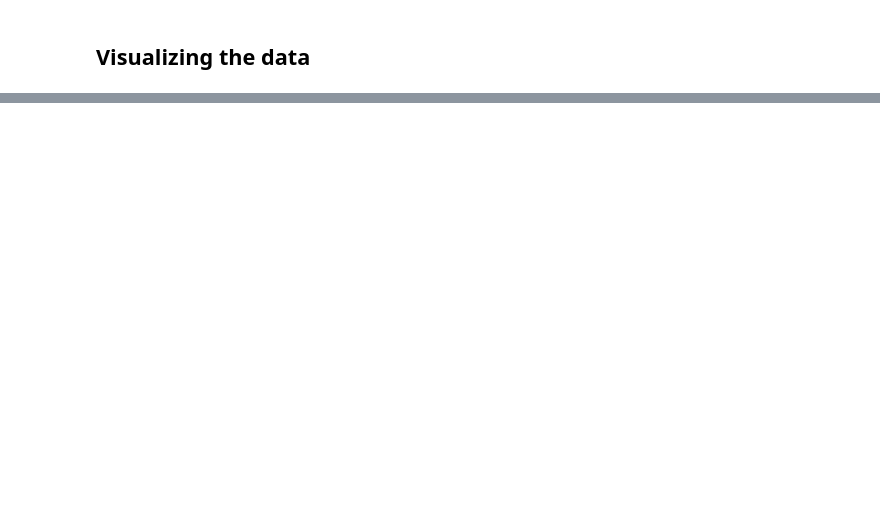
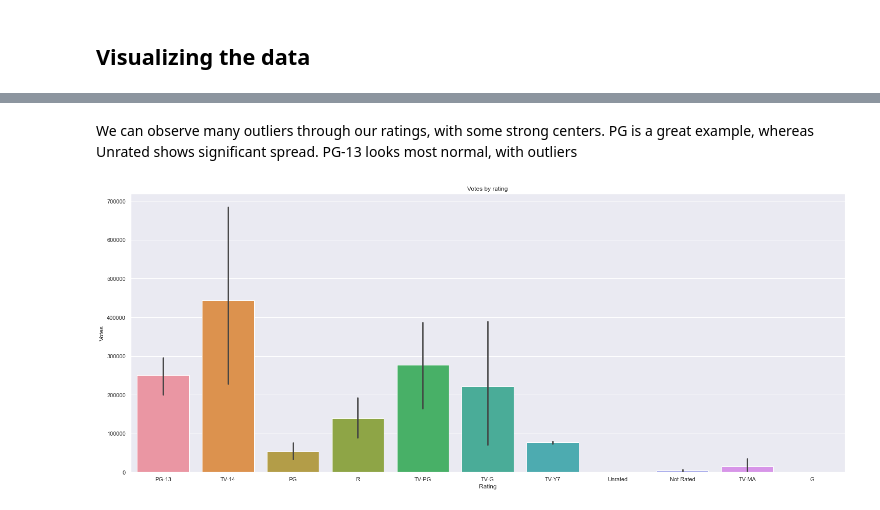
Before and after one commit to mattgraham93/DA320, a Jupyter notebook: assignments/MattGraham_Assignment4.ipynb, the cells around one changed output, grey strips where cells are left out. Saved outputs shown, nothing was run; the diff lists cells and outputs as text; code cells hidden in the pictures; blank space fills up the shorter version.

```diff
--- a/assignments/MattGraham_Assignment4.ipynb
+++ b/assignments/MattGraham_Assignment4.ipynb
@@ -85,0 +122,14 @@ Index(['ID', 'Title', 'Runtime', 'Rating', 'Votes', 'MPAARating',
+# %% [markdown]
+We can observe many outliers through our ratings, with some strong centers. PG is a great example, whereas Unrated shows significant spread. PG-13 looks most normal, with outliers
+# %%
+# show barplot of ratings and votes
+sns.set(rc={"figure.figsize":(25, 10)})
+sns.barplot(data=movie_df, x="SimpleRating", y="Votes")
+
+plt.title('Votes by rating')
+plt.xlabel('Rating')
+plt.ylabel('Votes')
+
+plt.show()
+# %% [output]
+[figure, added]
```
Also changed, not shown: parts of 32 cells of this notebook.
